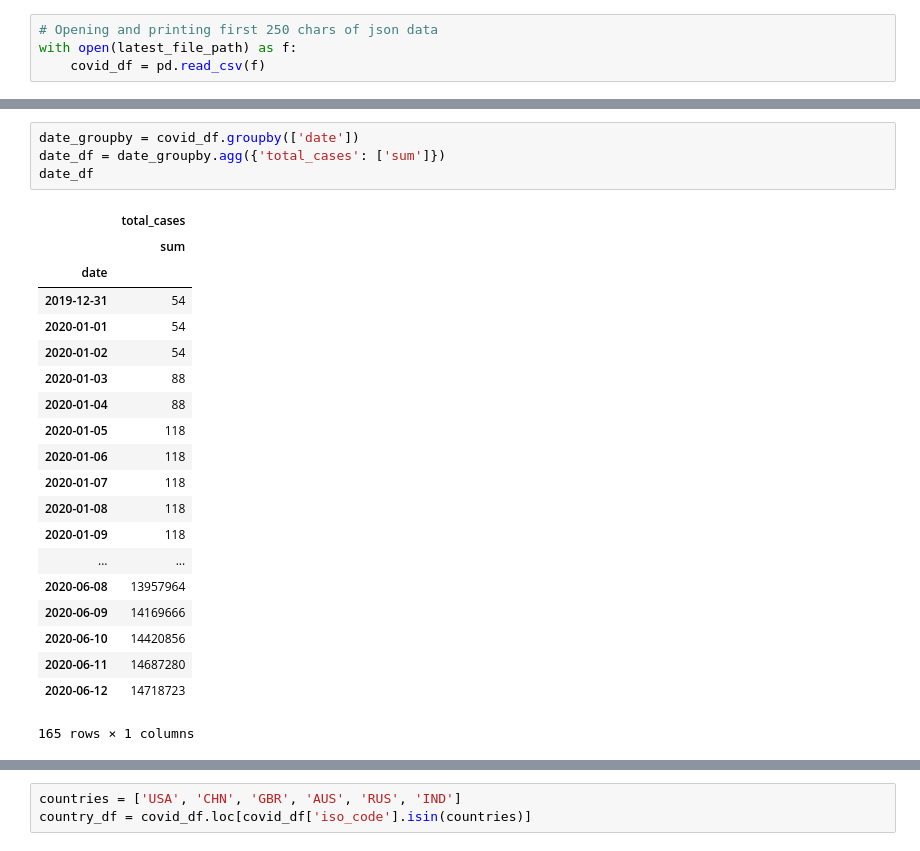
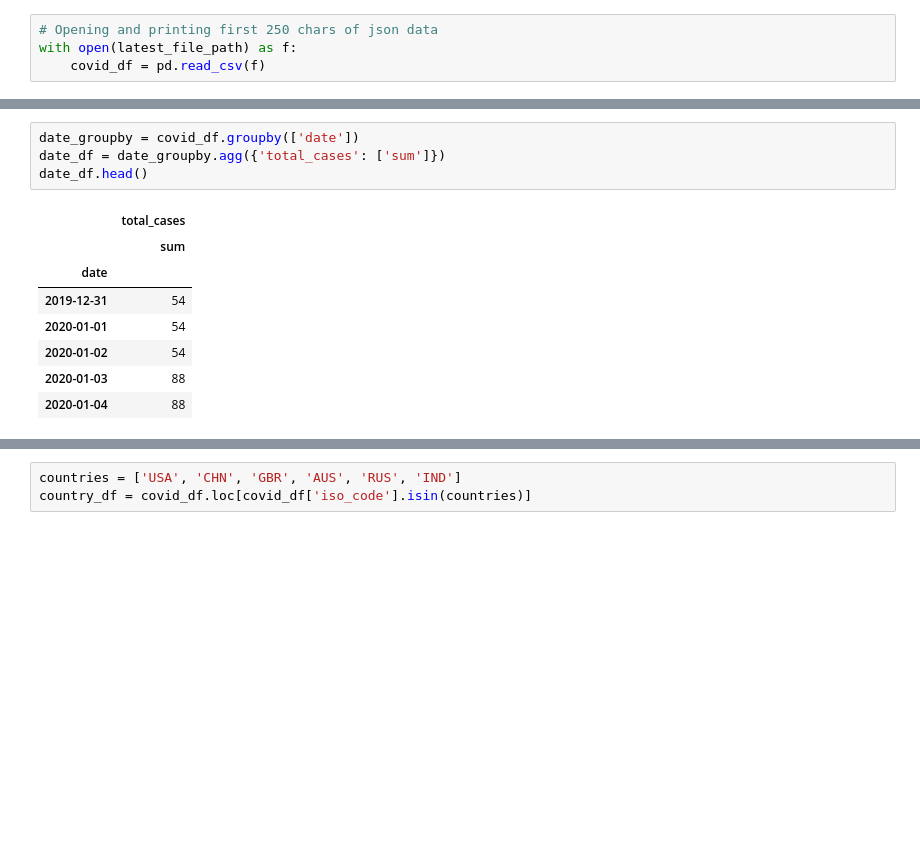
Before and after one commit to mburns5897/covid-trends, a Jupyter notebook: CovidNotebook.ipynb, the cells around one changed output, grey strips where cells are left out. Cells and saved outputs as stored; diff of their text form; blank space fills up the shorter version.

```diff
--- a/CovidNotebook.ipynb
+++ b/CovidNotebook.ipynb
@@ -48,28 +37,16 @@ covid_df
 # %%
 date_groupby = covid_df.groupby(['date'])
 date_df = date_groupby.agg({'total_cases': ['sum']})
-date_df
+date_df.head()
 # %% [output]
 |  | total_cases |
 |  | sum |
 | date |  |
 | 2019-12-31 | 54 |
 | 2020-01-01 | 54 |
 | 2020-01-02 | 54 |
 | 2020-01-03 | 88 |
 | 2020-01-04 | 88 |
-| 2020-01-05 | 118 |
-| 2020-01-06 | 118 |
-| 2020-01-07 | 118 |
-| 2020-01-08 | 118 |
-| 2020-01-09 | 118 |
-| ... | ... |
-| 2020-06-08 | 13957964 |
-| 2020-06-09 | 14169666 |
-| 2020-06-10 | 14420856 |
-| 2020-06-11 | 14687280 |
-| 2020-06-12 | 14718723 |
-165 rows × 1 columns
 # %%
 # date_df = date_df.pivot(index=, columns=['iso_code', 'total_cases'])
 date_plot = date_df.plot(figsize=(14,7))
```
Also changed, not shown: parts of 2 cells of this notebook.
